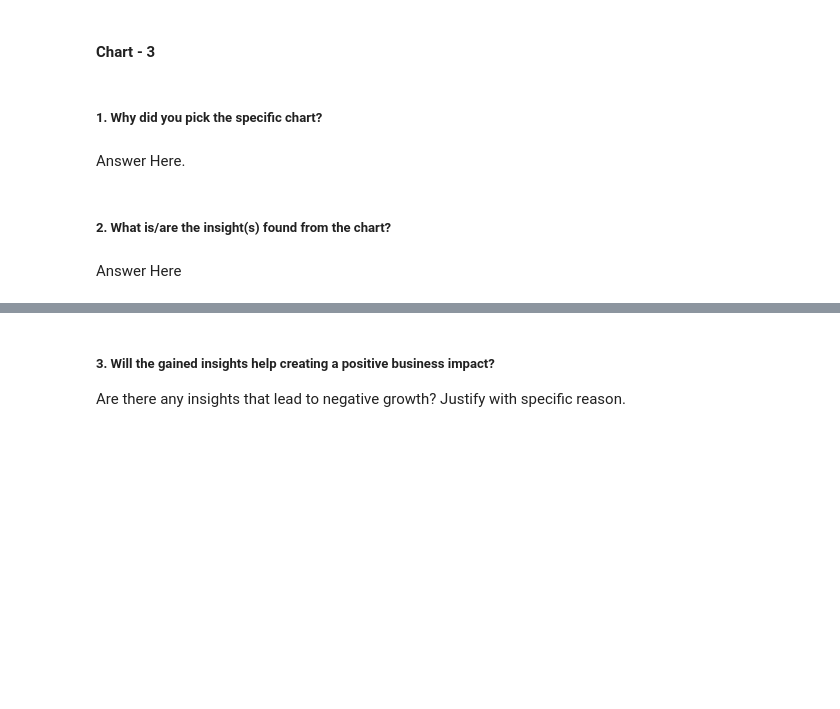
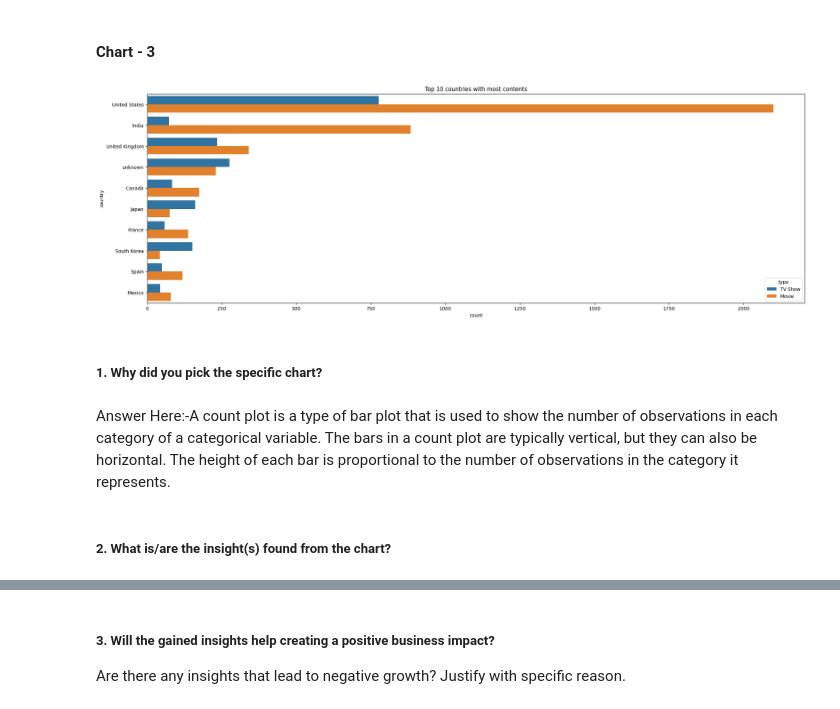
Before and after one commit to sanidhya1996/Unsupervised-ML., a Jupyter notebook: NETFLIX_MOVIES_AND_TV_SHOWS_CLUSTERING.ipynb, the cells around one changed output, grey strips where cells are left out. Cells and saved outputs as stored; diff of their text form; code cells hidden in the pictures; blank space fills up the shorter version.

```diff
--- a/NETFLIX_MOVIES_AND_TV_SHOWS_CLUSTERING.ipynb
+++ b/NETFLIX_MOVIES_AND_TV_SHOWS_CLUSTERING.ipynb
@@ -448,8 +446,15 @@ To achieve a balanced approach, businesses should consider multiple factors and
+# %%
+# Chart - 3 visualization code
+plt.figure(figsize=(25,8))
+sns.countplot(y=df['country'],order=df['country'].value_counts().index[0:10], hue=df['type'])
+plt.xticks(rotation=360)
+plt.title('Top 10 countries with most contents')
+plt.show()
+# %% [output]
+[figure, added]
 # %% [markdown]
 ##### 1. Why did you pick the specific chart?
-# %% [markdown]
-Answer Here.
+# %% [markdown]
+Answer Here:-A count plot is a type of bar plot that is used to show the number of observations in each category of a categorical variable. The bars in a count plot are typically vertical, but they can also be horizontal. The height of each bar is proportional to the number of observations in the category it represents.
 # %% [markdown]
 ##### 2. What is/are the insight(s) found from the chart?
-# %% [markdown]
-Answer Here
```
Also changed, not shown: parts of 21 cells of this notebook.
